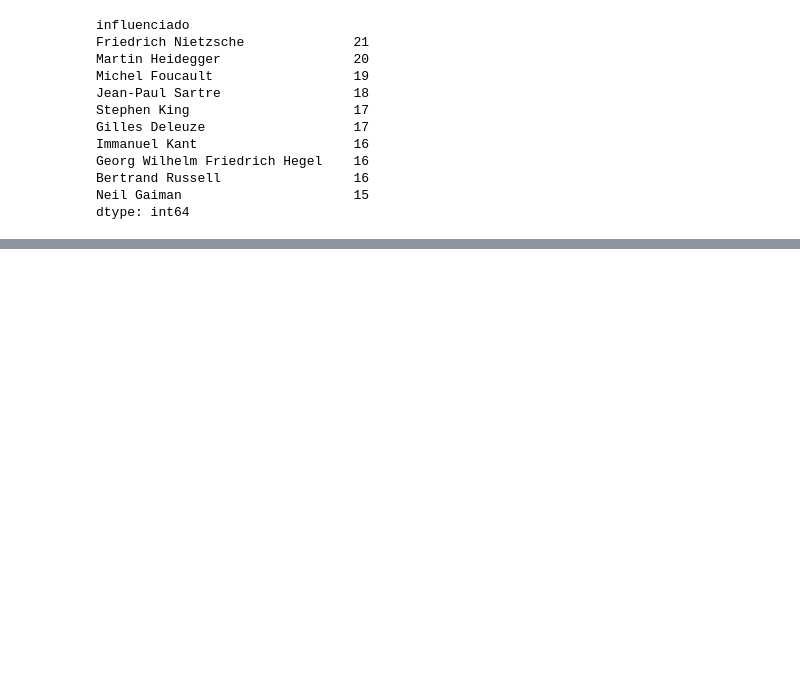
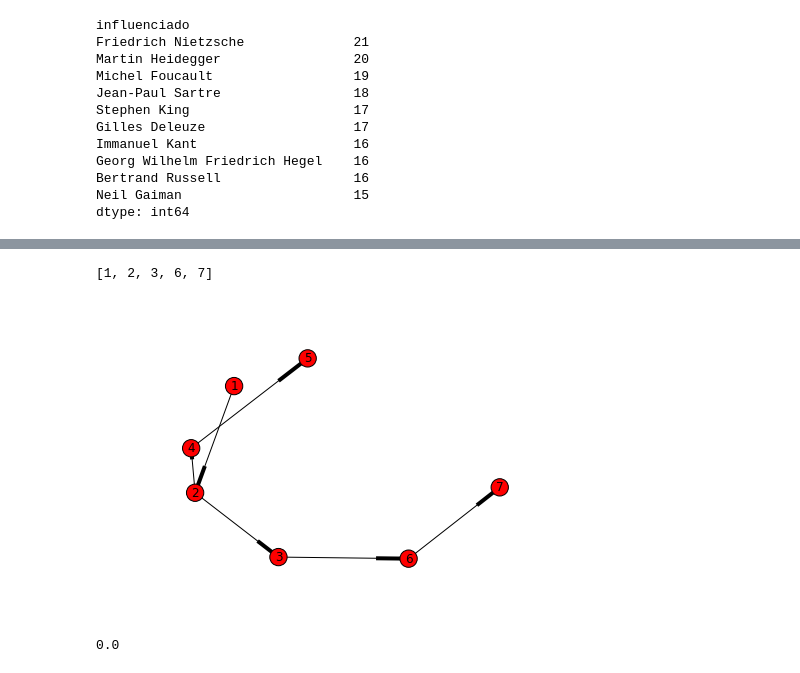
Before and after one commit to marciomacielbastos/influences, a Jupyter notebook: Influência.ipynb, the cells around one changed output, grey strips where cells are left out. Saved outputs shown, nothing was run; the diff lists cells and outputs as text; code cells hidden in the pictures; blank space fills up the shorter version.

```diff
--- a/Influência.ipynb
+++ b/Influência.ipynb
@@ -80,0 +129,24 @@ dtype: int64
+# %%
+a=nx.DiGraph()
+a.add_node(1)
+a.add_node(2)
+a.add_node(3)
+a.add_node(4)
+a.add_node(5)
+a.add_node(6)
+a.add_node(7)
+a.add_edge(1,2)
+a.add_edge(2,3)
+a.add_edge(2,4)
+a.add_edge(4,5)
+a.add_edge(5,1)
+a.add_edge(4,3)
+a.add_edge(3,6)
+a.add_edge(6,7)
+m=nx.dfs_successors(a,1)
+m
+nx.draw(nx.dfs_tree(a,1),with_labels=True)
+longest_path(nx.dfs_tree(a,1))
+# %% [output]
+[1, 2, 3, 6, 7]
+[figure, added]
@@ -80,0 +169,7 @@ dtype: int64
+# %%
+a=pd.DataFrame(np.zeros((len(influenciadores),1)))
+a.index=influenciadores
+a=a.reset_index()
+a[0][2]
+# %% [output]
+0.0
```
Also changed, not shown: parts of 15 cells of this notebook.
